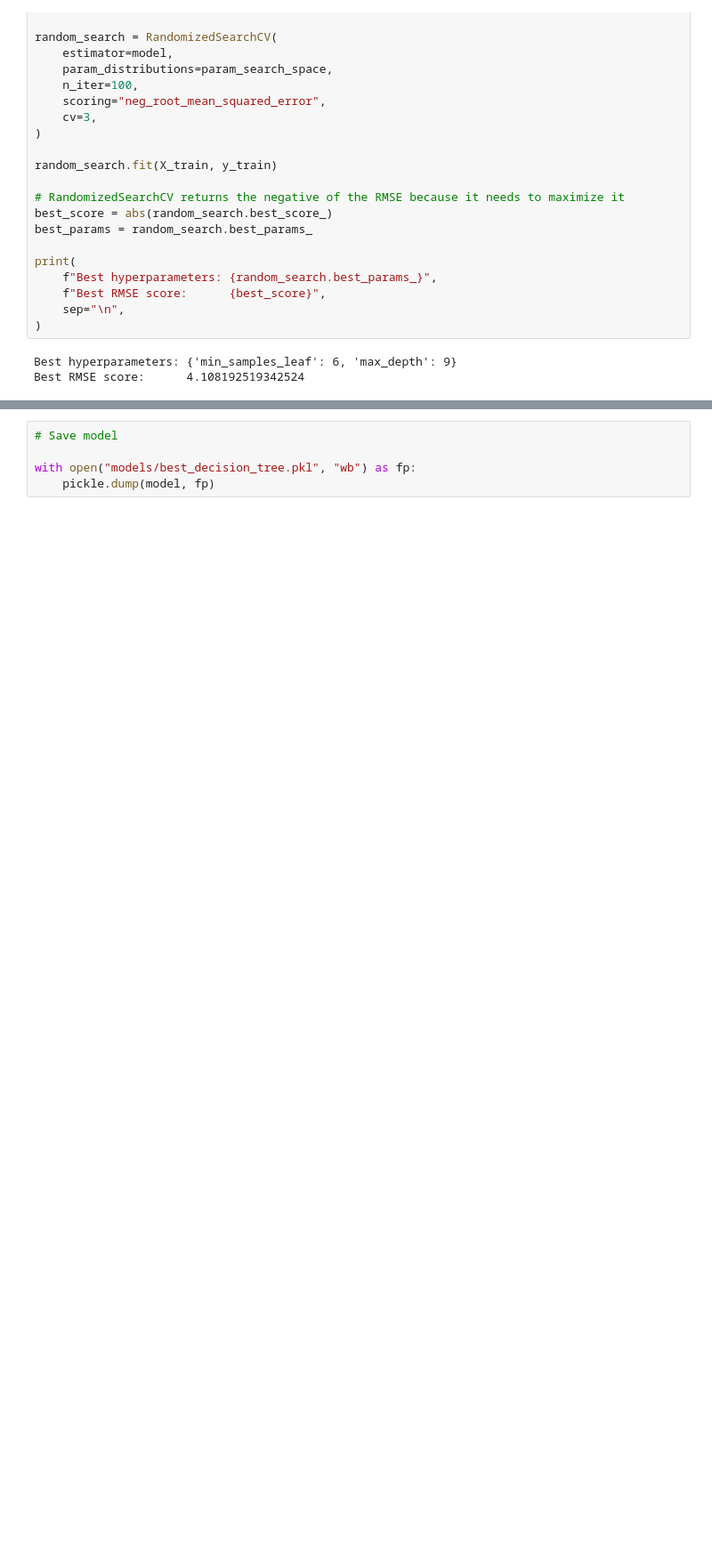
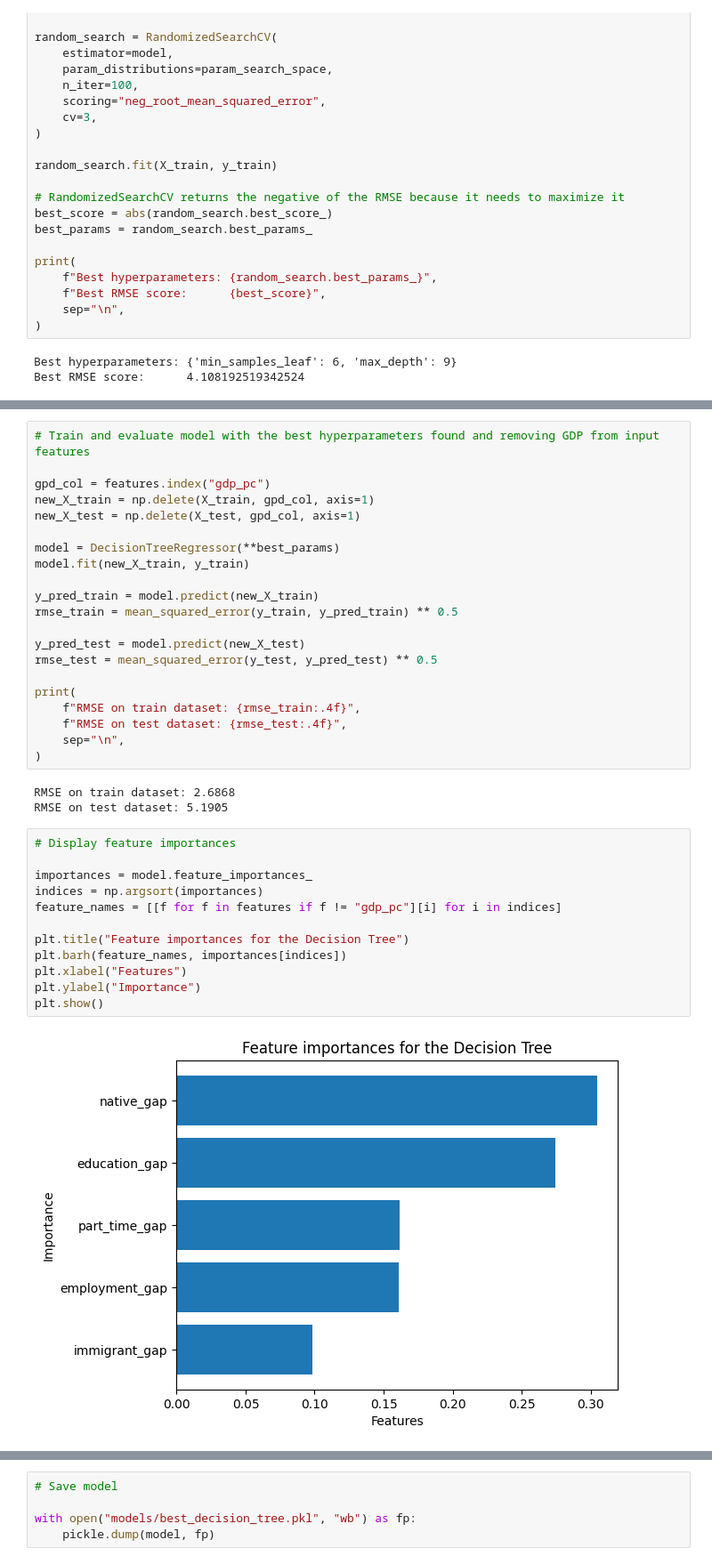
Before and after one commit to mjsilves/project_group_2_fds_202526, a Jupyter notebook: notebooks/99_modelling.ipynb, the cells around one changed output, grey strips where cells are left out. Shown: that part at 89% size. Drawn from its saved outputs; the diff is of its cells as text; blank space fills up the shorter version.

```diff
--- a/notebooks/99_modelling.ipynb
+++ b/notebooks/99_modelling.ipynb
@@ -186,0 +196,38 @@ RMSE on test dataset: 5.0598
+# %%
+# Train and evaluate model with the best hyperparameters found and removing GDP from input features
+
+gpd_col = features.index("gdp_pc")
+new_X_train = np.delete(X_train, gpd_col, axis=1)
+new_X_test = np.delete(X_test, gpd_col, axis=1)
+
+model = DecisionTreeRegressor(**best_params)
+model.fit(new_X_train, y_train)
+
+y_pred_train = model.predict(new_X_train)
+rmse_train = mean_squared_error(y_train, y_pred_train) ** 0.5
+
+y_pred_test = model.predict(new_X_test)
+rmse_test = mean_squared_error(y_test, y_pred_test) ** 0.5
+
+print(
+    f"RMSE on train dataset: {rmse_train:.4f}",
+    f"RMSE on test dataset: {rmse_test:.4f}",
+    sep="\n",
+)
+# %% [output]
+RMSE on train dataset: 2.6868
+RMSE on test dataset: 5.1905
+# %%
+# Display feature importances
+
+importances = model.feature_importances_
+indices = np.argsort(importances)
+feature_names = [[f for f in features if f != "gdp_pc"][i] for i in indices]
+
+plt.title("Feature importances for the Decision Tree")
+plt.barh(feature_names, importances[indices])
+plt.xlabel("Features")
+plt.ylabel("Importance")
+plt.show()
+# %% [output]
+[figure, added]
```
Also changed, not shown: parts of 16 cells of this notebook, 3 other files.
